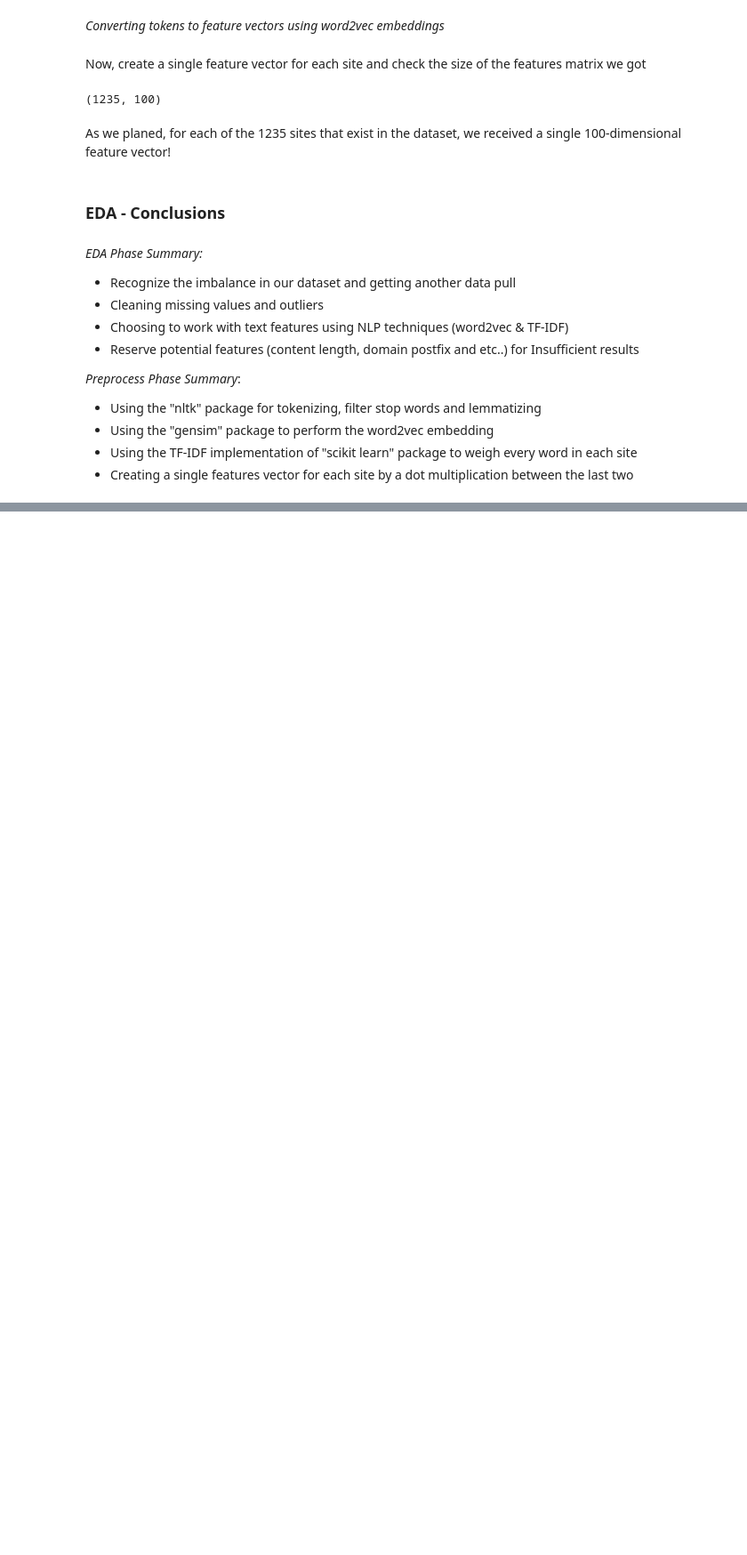
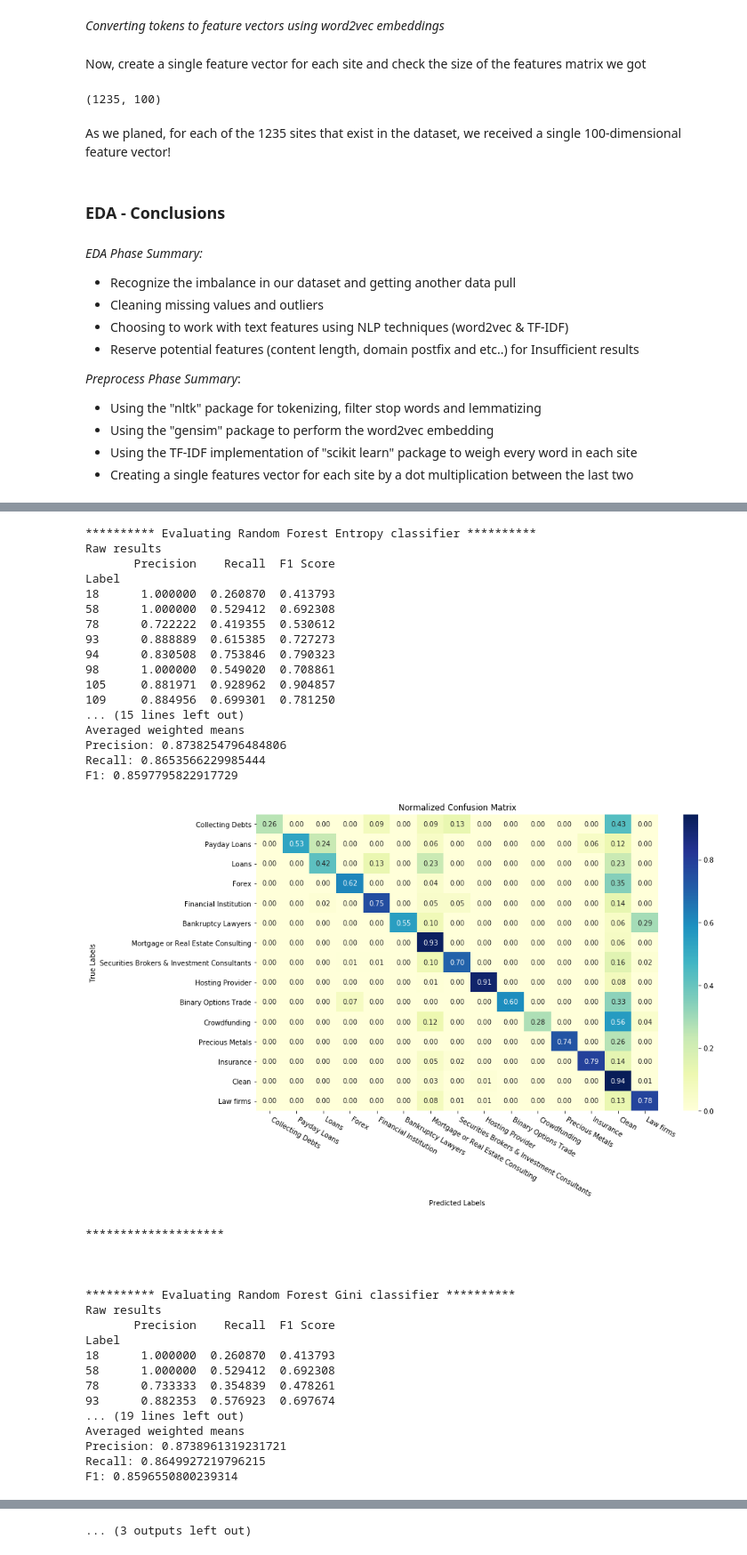
Before and after one commit to DanielEiny/Classification-Feedback-Loop-PoC, a Jupyter notebook: ProjectPaper.ipynb, the cells around one changed output, grey strips where cells are left out. Shown at 89% size. Drawn from its saved outputs; the diff is of its cells as text; code cells hidden in the pictures; blank space fills up the shorter version.

```diff
--- a/ProjectPaper.ipynb
+++ b/ProjectPaper.ipynb
@@ -726,0 +796,4 @@ thanks
+# %%
+def eval_classifier(y_real,y_predict):
+    _eval_classifier(y_real,y_predict)
+    plot_cm(y_real,y_predict)
@@ -726,0 +816,41 @@ thanks
+# %%
+for clf_name,clf in available_classifiers.items():
+    print('********** Evaluating {} classifier **********'.format(clf_name))
+    eval_classifier(y_test,base_predicts[clf_name])
+    print('********************\n\n\n')
+# %% [output]
+********** Evaluating Random Forest Entropy classifier **********
+Raw results
+       Precision    Recall  F1 Score
+Label
+18      1.000000  0.260870  0.413793
+58      1.000000  0.529412  0.692308
+78      0.722222  0.419355  0.530612
+93      0.888889  0.615385  0.727273
+94      0.830508  0.753846  0.790323
+98      1.000000  0.549020  0.708861
+105     0.881971  0.928962  0.904857
+109     0.884956  0.699301  0.781250
+... (15 lines left out)
+Averaged weighted means
+Precision: 0.8738254796484806
+Recall: 0.8653566229985444
+F1: 0.8597795822917729
+[figure, added]
+********************
+
+
+
+********** Evaluating Random Forest Gini classifier **********
+Raw results
+       Precision    Recall  F1 Score
+Label
+18      1.000000  0.260870  0.413793
+58      1.000000  0.529412  0.692308
+78      0.733333  0.354839  0.478261
+93      0.882353  0.576923  0.697674
+... (19 lines left out)
+Averaged weighted means
+Precision: 0.8738961319231721
+Recall: 0.8649927219796215
+F1: 0.8596550800239314
@@ -726,0 +930 @@ thanks
+... (3 outputs left out)
```
Also changed, not shown: parts of 50 cells of this notebook.
